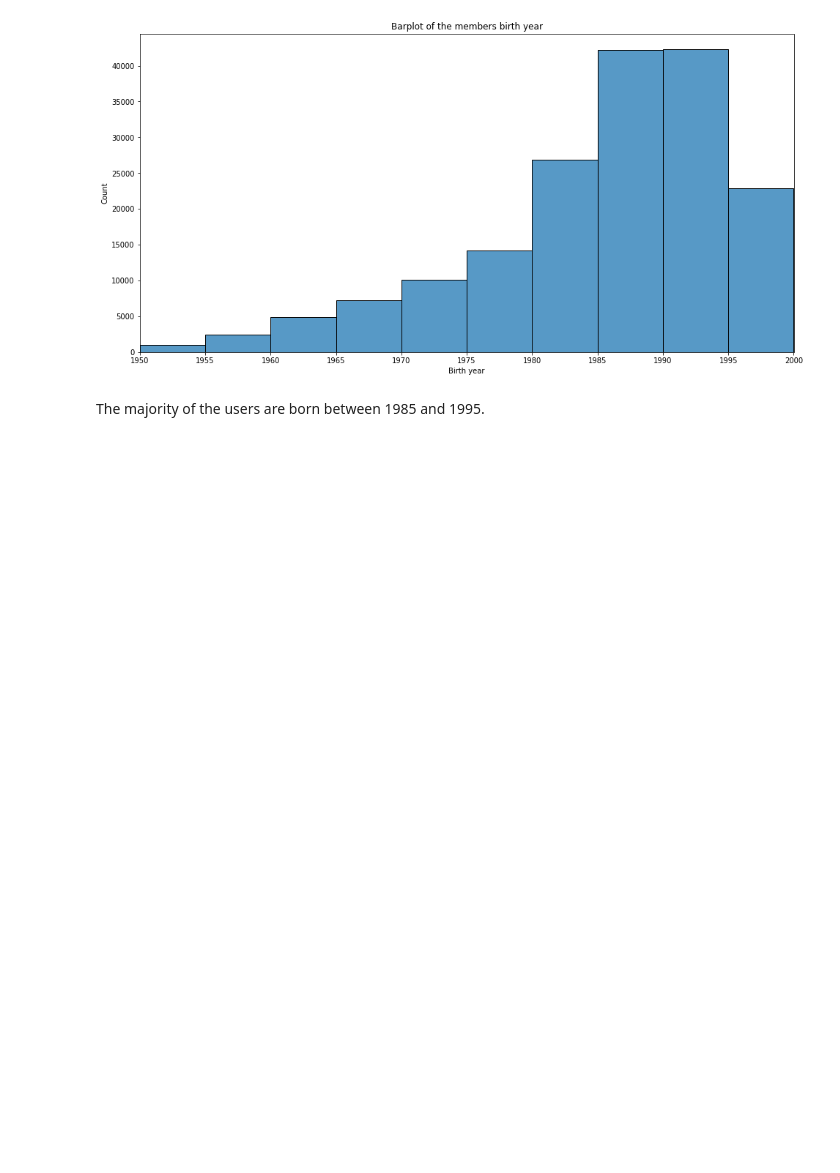
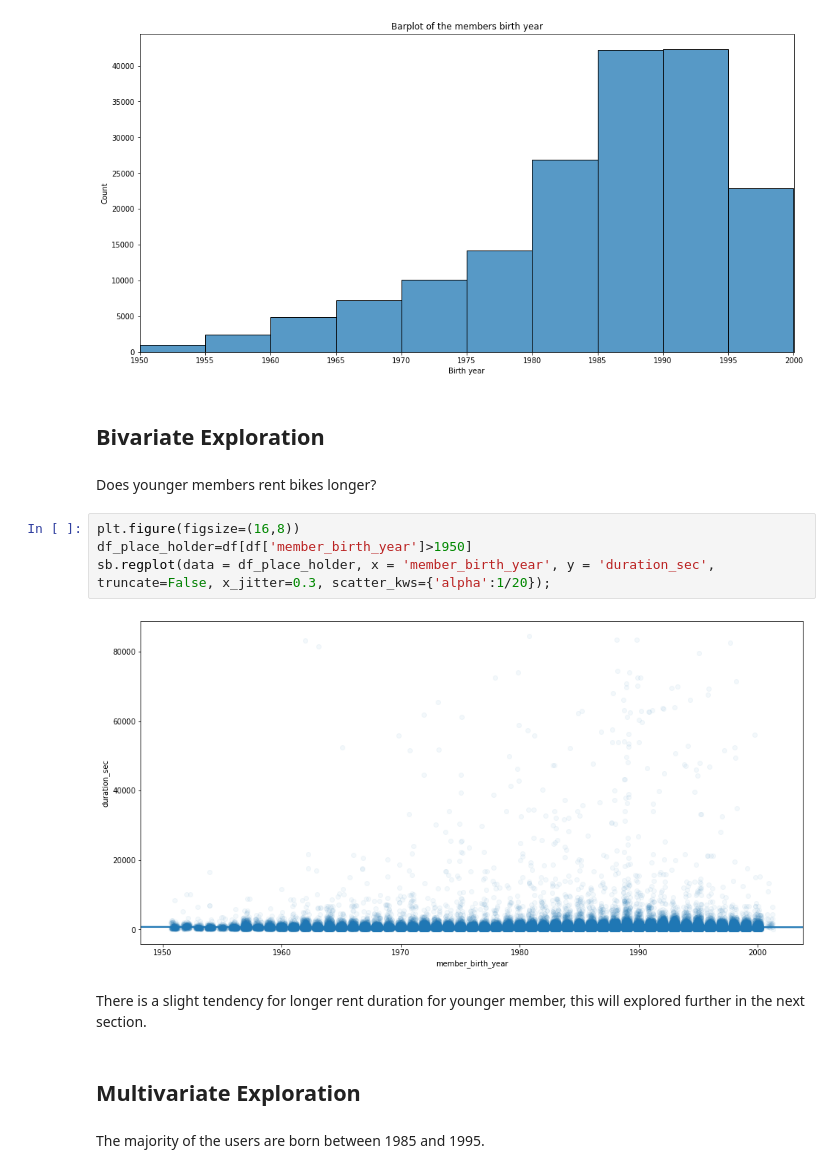
Before and after one commit to OmarAlaaeldein/Communicate-Data-Findings, a Jupyter notebook: exploration_template.ipynb, the cells around one changed output. Saved outputs shown, nothing was run; the diff lists cells and outputs as text; blank space fills up the shorter version.

```diff
--- a/exploration_template.ipynb
+++ b/exploration_template.ipynb
@@ -106,6 +107,20 @@ plt.title('Barplot of the members birth year');
 plt.xlim((1950,2000));
 # %% [output]
 [figure]
+# %% [markdown]
+## Bivariate Exploration
+# %% [markdown]
+Does younger members rent bikes longer?
+# %%
+plt.figure(figsize=(16,8))
+df_place_holder=df[df['member_birth_year']>1950]
+sb.regplot(data = df_place_holder, x = 'member_birth_year', y = 'duration_sec', truncate=False, x_jitter=0.3, scatter_kws={'alpha':1/20});
+# %% [output]
+[figure, added]
+# %% [markdown]
+There is a slight tendency for longer rent duration for younger member, this will explored further in the next section.
+# %% [markdown]
+## Multivariate Exploration
 # %% [markdown]
 The majority of the users are born between 1985 and 1995.
 # %% [markdown]
```
Also changed, not shown: parts of 3 cells of this notebook, 4 other files.
